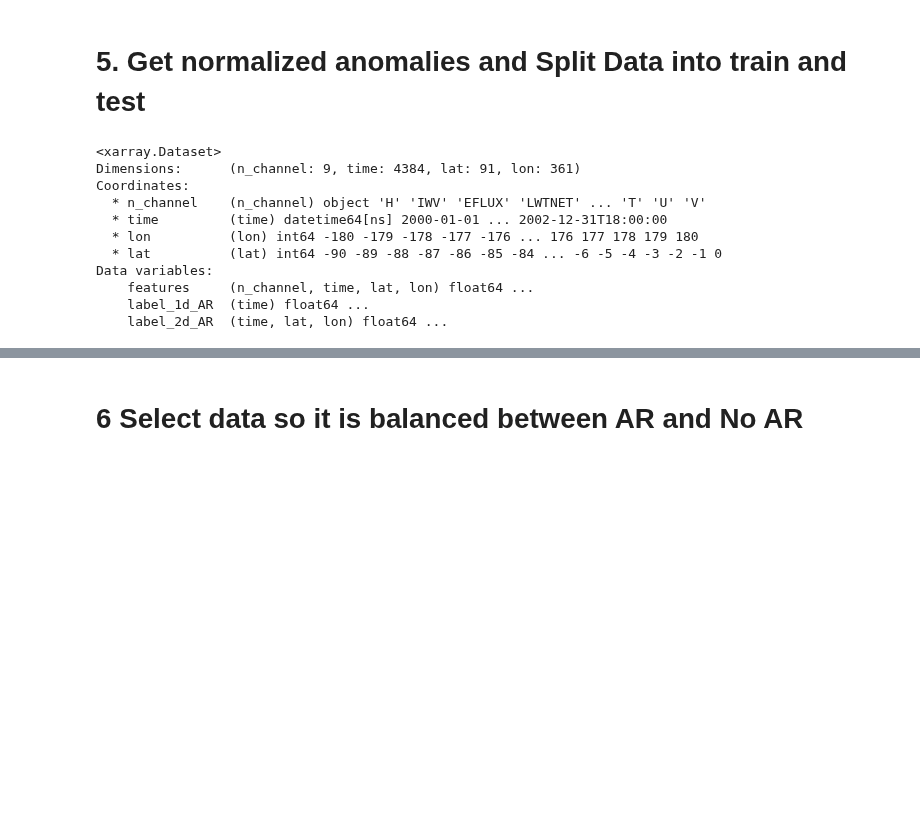
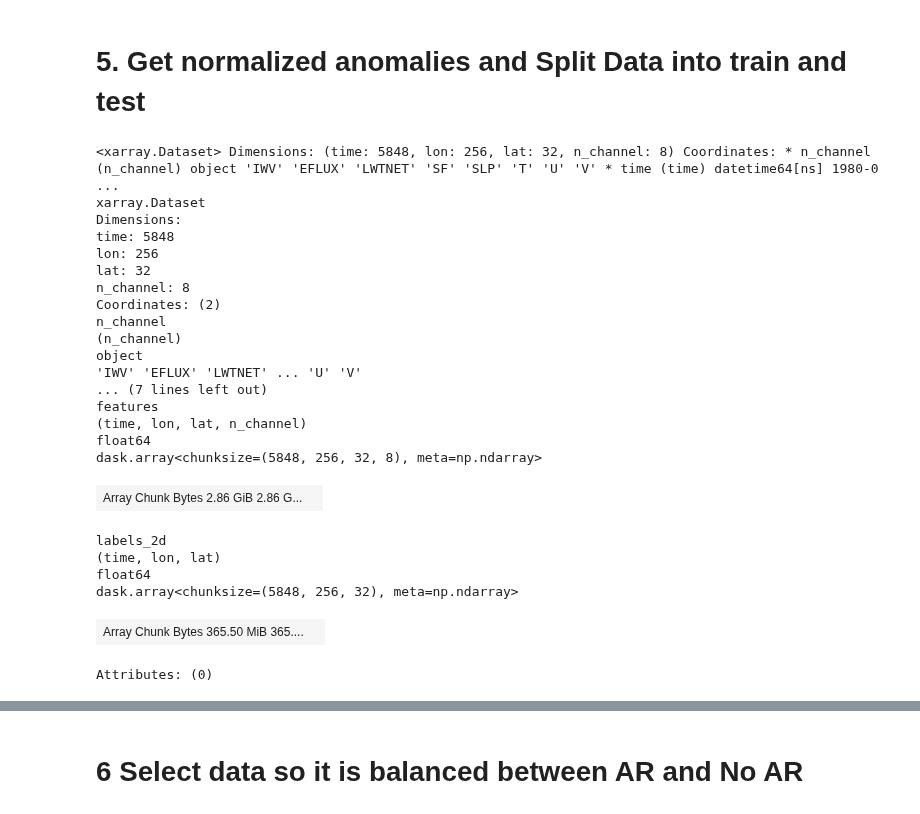
Before and after one commit to rlbaiman/AntarcticAR_ML, a Jupyter notebook: Make_test_data.ipynb, the cells around one changed output, grey strips where cells are left out. Cells and saved outputs as stored; diff of their text form; code cells hidden in the pictures; blank space fills up the shorter version.

Commit message:
Make Y data with only ARs

```diff
--- a/Make_test_data.ipynb
+++ b/Make_test_data.ipynb
@@ -490,18 +496,34 @@ ds['lat'] = np.arange(-90,1,1)
+# %%
+ds = xr.open_mfdataset('/rc_scratch/reba1583/data_4day_testing.nc')
+ds
+# %% [output]
+<xarray.Dataset> Dimensions: (time: 5848, lon: 256, lat: 32, n_channel: 8) Coordinates: * n_channel (n_channel) object 'IWV' 'EFLUX' 'LWTNET' 'SF' 'SLP' 'T' 'U' 'V' * time (time) datetime64[ns] 1980-0 ...
+xarray.Dataset
+Dimensions:
+time: 5848
+lon: 256
+lat: 32
+n_channel: 8
+Coordinates: (2)
+n_channel
+(n_channel)
+object
+'IWV' 'EFLUX' 'LWTNET' ... 'U' 'V'
+... (7 lines left out)
+features
+(time, lon, lat, n_channel)
+float64
+dask.array<chunksize=(5848, 256, 32, 8), meta=np.ndarray>
+| Array Chunk Bytes 2.86 GiB 2.86 G... |  |
+labels_2d
+(time, lon, lat)
+float64
+dask.array<chunksize=(5848, 256, 32), meta=np.ndarray>
+| Array Chunk Bytes 365.50 MiB 365.... |  |
+Attributes: (0)
 # %%
 index = np.arange(len(ds.time))
 split1, split2 = int(.7*len(index)), int(.85*len(index))
-# %% [output]
-<xarray.Dataset>
-Dimensions:      (n_channel: 9, time: 4384, lat: 91, lon: 361)
-Coordinates:
-  * n_channel    (n_channel) object 'H' 'IWV' 'EFLUX' 'LWTNET' ... 'T' 'U' 'V'
-  * time         (time) datetime64[ns] 2000-01-01 ... 2002-12-31T18:00:00
-  * lon          (lon) int64 -180 -179 -178 -177 -176 ... 176 177 178 179 180
-  * lat          (lat) int64 -90 -89 -88 -87 -86 -85 -84 ... -6 -5 -4 -3 -2 -1 0
-Data variables:
-    features     (n_channel, time, lat, lon) float64 ...
-    label_1d_AR  (time) float64 ...
-    label_2d_AR  (time, lat, lon) float64 ...
 # %%
 index = np.arange(len(ds.time))
 split1, split2 = int(.7*len(index)), int(.85*len(index))
```
Also changed, not shown: parts of 10 cells of this notebook.
